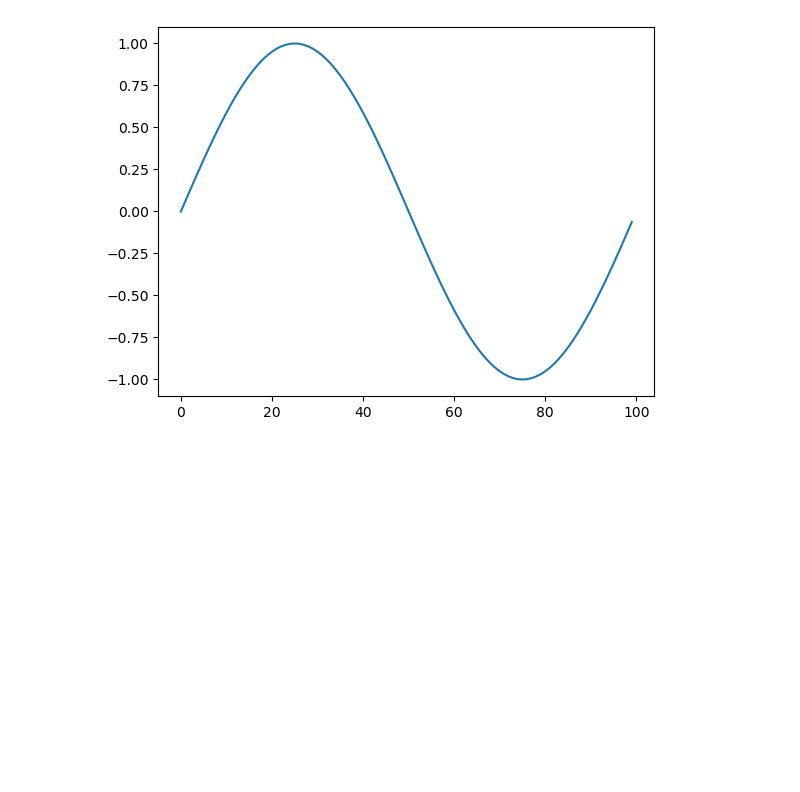
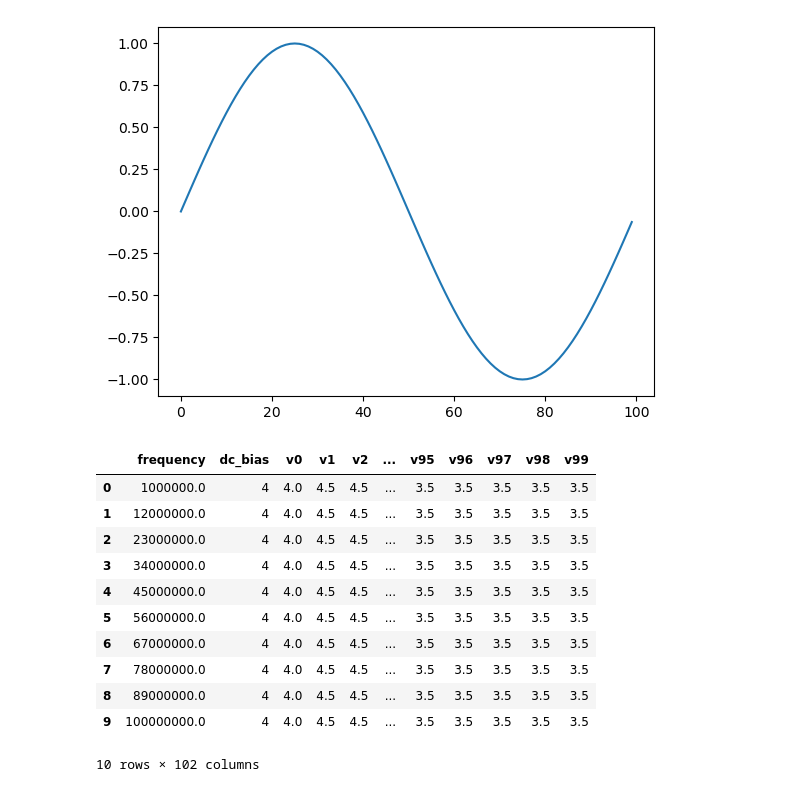
Before and after one commit to gitdylanj/mldrivenpeled, a Jupyter notebook: notebooks/waveform_testing.ipynb, the cells around one changed output. Cells and saved outputs as stored; diff of their text form; code cells hidden in the pictures; blank space fills up the shorter version.

```diff
--- a/notebooks/waveform_testing.ipynb
+++ b/notebooks/waveform_testing.ipynb
@@ -28,0 +35,52 @@ plt.plot(wave1.wave)
+# %%
+# Collection of waveforms to train with
+squares = []
+trapezoids = []
+triangles = []
+PERIOD = 100
+
+# Add square waves
+for duty in range(10, 90, 2):
+    duty_percentage = duty / 100
+    squares.append(Square_wave(duty_cyle=duty_percentage, dc_bias=4))
+
+# Add trapezoid waves
+for top_time in range(10, 50, 2):
+    for top_width in range(5, 25, 5):
+        for bot_time in range((top_time + top_width + 10), PERIOD):
+            trapezoids.append(Trapezoid_wave(t_reach_top=top_time,
+                                                      top_width=top_width,
+                                                      t_reach_bot=bot_time,
+                                                      dc_bias=4))
+
+# Add triangle waves
+for top_time in range(10, 50, 2):
+    for bot_time in range(top_time + 10, PERIOD):
+        triangles.append(Trapezoid_wave(t_reach_top=top_time,
+                                                      top_width=0,
+                                                      t_reach_bot=bot_time,
+                                                      dc_bias=4))
+
+
+# Add all waveforms together
+waveform_collection = squares + trapezoids + triangles
+waves = [x.wave for x in waveform_collection]
+# %%
+data = fm(waves, freq_bottom=1e6, freq_top=1e8, num_freq_steps=9, dc_bias=4)
+data.training_dataframe.to_csv("~/Desktop/test.csv")
+# %%
+pd.set_option('display.max_columns', 10)
+data.training_dataframe.head(n=10)
+# %% [output]
+|  | frequency | dc_bias | v0 | v1 | v2 | ... | v95 | v96 | v97 | v98 | v99 |
+| 0 | 1000000.0 | 4 | 4.0 | 4.5 | 4.5 | ... | 3.5 | 3.5 | 3.5 | 3.5 | 3.5 |
+| 1 | 12000000.0 | 4 | 4.0 | 4.5 | 4.5 | ... | 3.5 | 3.5 | 3.5 | 3.5 | 3.5 |
+| 2 | 23000000.0 | 4 | 4.0 | 4.5 | 4.5 | ... | 3.5 | 3.5 | 3.5 | 3.5 | 3.5 |
+| 3 | 34000000.0 | 4 | 4.0 | 4.5 | 4.5 | ... | 3.5 | 3.5 | 3.5 | 3.5 | 3.5 |
+| 4 | 45000000.0 | 4 | 4.0 | 4.5 | 4.5 | ... | 3.5 | 3.5 | 3.5 | 3.5 | 3.5 |
+| 5 | 56000000.0 | 4 | 4.0 | 4.5 | 4.5 | ... | 3.5 | 3.5 | 3.5 | 3.5 | 3.5 |
+| 6 | 67000000.0 | 4 | 4.0 | 4.5 | 4.5 | ... | 3.5 | 3.5 | 3.5 | 3.5 | 3.5 |
+| 7 | 78000000.0 | 4 | 4.0 | 4.5 | 4.5 | ... | 3.5 | 3.5 | 3.5 | 3.5 | 3.5 |
+| 8 | 89000000.0 | 4 | 4.0 | 4.5 | 4.5 | ... | 3.5 | 3.5 | 3.5 | 3.5 | 3.5 |
+| 9 | 100000000.0 | 4 | 4.0 | 4.5 | 4.5 | ... | 3.5 | 3.5 | 3.5 | 3.5 | 3.5 |
+10 rows × 102 columns
```
Also changed, not shown: parts of 2 cells of this notebook, 1 other file.
